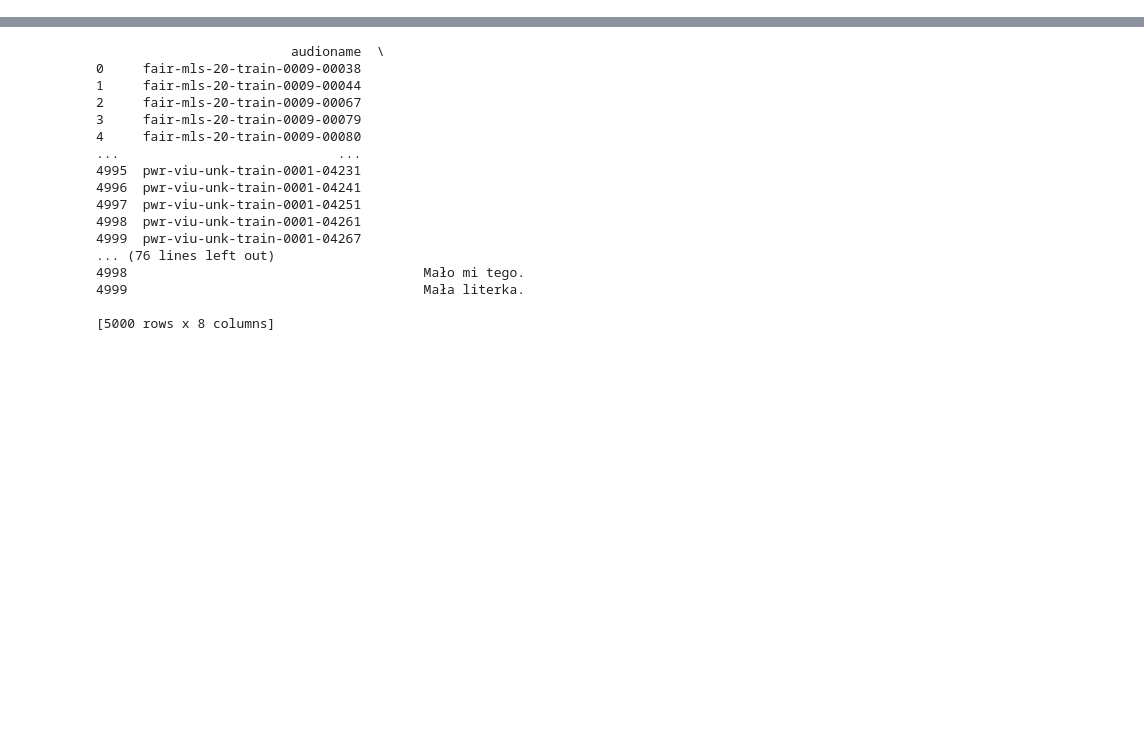
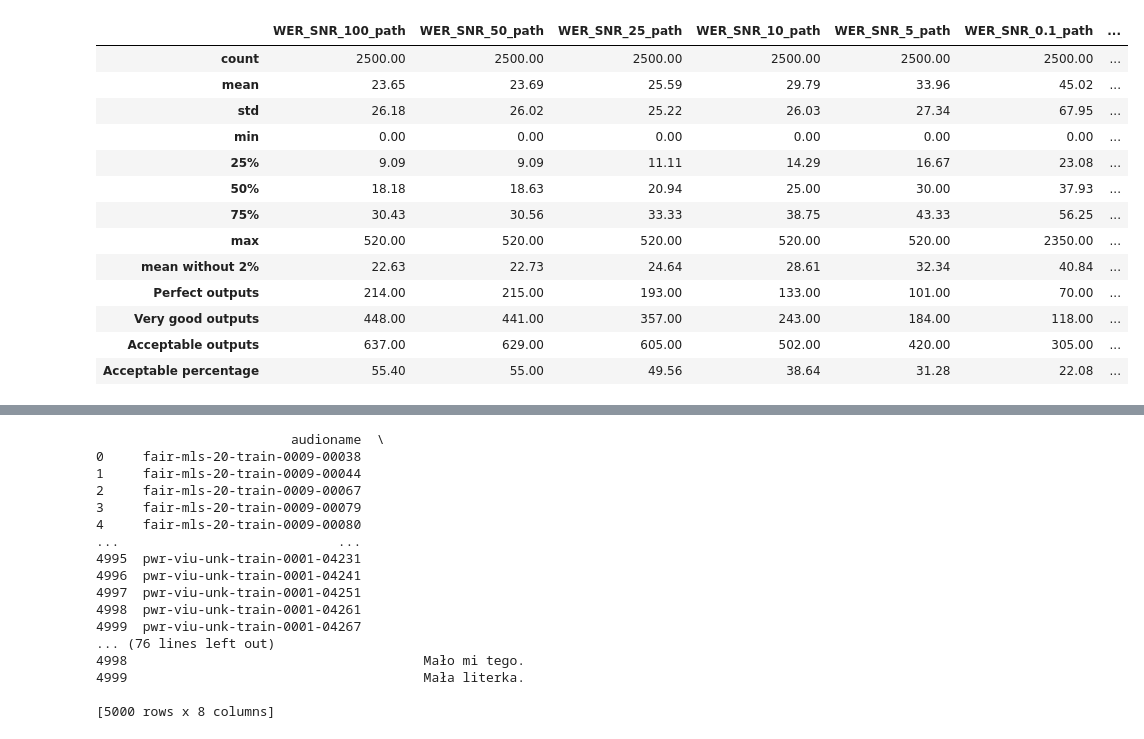
Before and after one commit to eryk0wski/ASR-SNR-Research, a Jupyter notebook: testing_evaluation.ipynb, the cells around one changed output, grey strips where cells are left out. Cells and saved outputs as stored; diff of their text form; code cells hidden in the pictures; blank space fills up the shorter version.

```diff
--- a/testing_evaluation.ipynb
+++ b/testing_evaluation.ipynb
@@ -5,0 +47,17 @@ from src.data_plotting import histogram_plotting, boxplot_plotting, kde_plotting
+# %%
+whisper_stats
+# %% [output]
+|  | WER_SNR_100_path | WER_SNR_50_path | WER_SNR_25_path | WER_SNR_10_path | WER_SNR_5_path | WER_SNR_0.1_path | ... |
+| count | 2500.00 | 2500.00 | 2500.00 | 2500.00 | 2500.00 | 2500.00 | ... |
+| mean | 23.65 | 23.69 | 25.59 | 29.79 | 33.96 | 45.02 | ... |
+| std | 26.18 | 26.02 | 25.22 | 26.03 | 27.34 | 67.95 | ... |
+| min | 0.00 | 0.00 | 0.00 | 0.00 | 0.00 | 0.00 | ... |
+| 25% | 9.09 | 9.09 | 11.11 | 14.29 | 16.67 | 23.08 | ... |
+| 50% | 18.18 | 18.63 | 20.94 | 25.00 | 30.00 | 37.93 | ... |
+| 75% | 30.43 | 30.56 | 33.33 | 38.75 | 43.33 | 56.25 | ... |
+| max | 520.00 | 520.00 | 520.00 | 520.00 | 520.00 | 2350.00 | ... |
+| mean without 2% | 22.63 | 22.73 | 24.64 | 28.61 | 32.34 | 40.84 | ... |
+| Perfect outputs | 214.00 | 215.00 | 193.00 | 133.00 | 101.00 | 70.00 | ... |
+| Very good outputs | 448.00 | 441.00 | 357.00 | 243.00 | 184.00 | 118.00 | ... |
+| Acceptable outputs | 637.00 | 629.00 | 605.00 | 502.00 | 420.00 | 305.00 | ... |
+| Acceptable percentage | 55.40 | 55.00 | 49.56 | 38.64 | 31.28 | 22.08 | ... |
```
Also changed, not shown: parts of 42 cells of this notebook, 19 other files.
